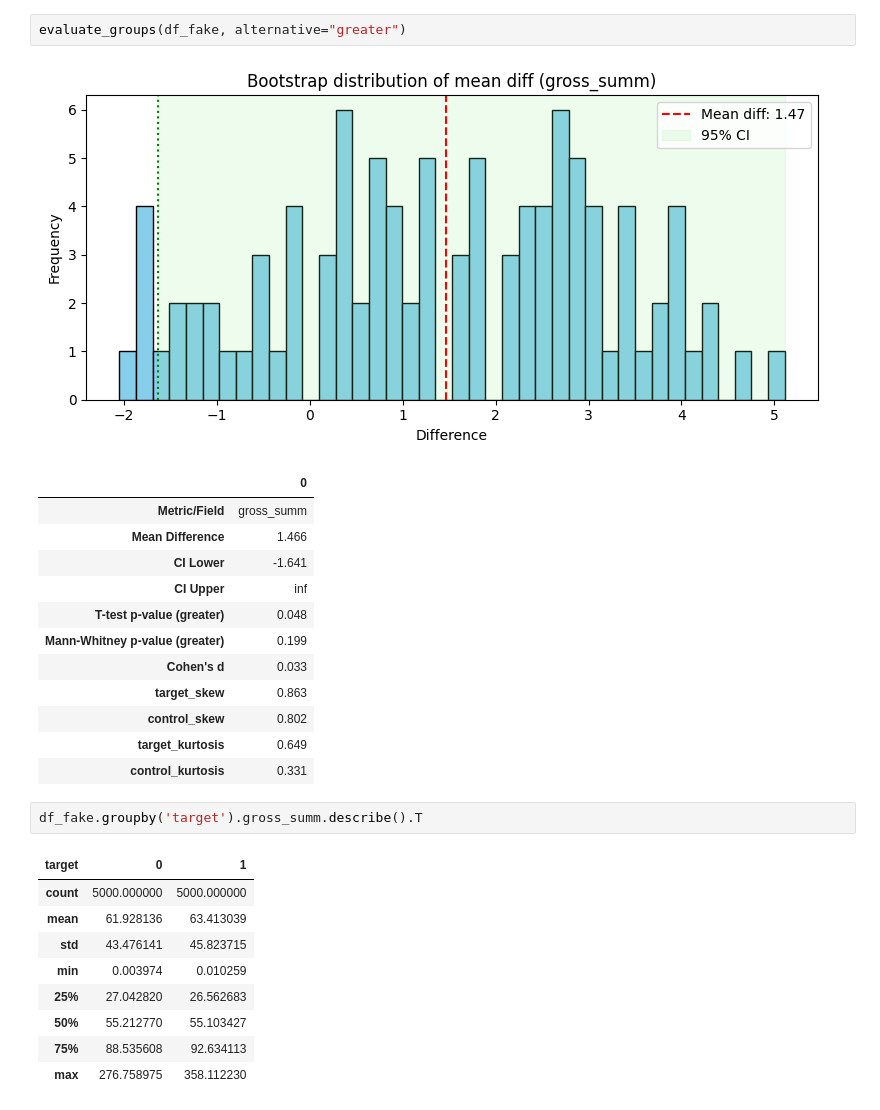
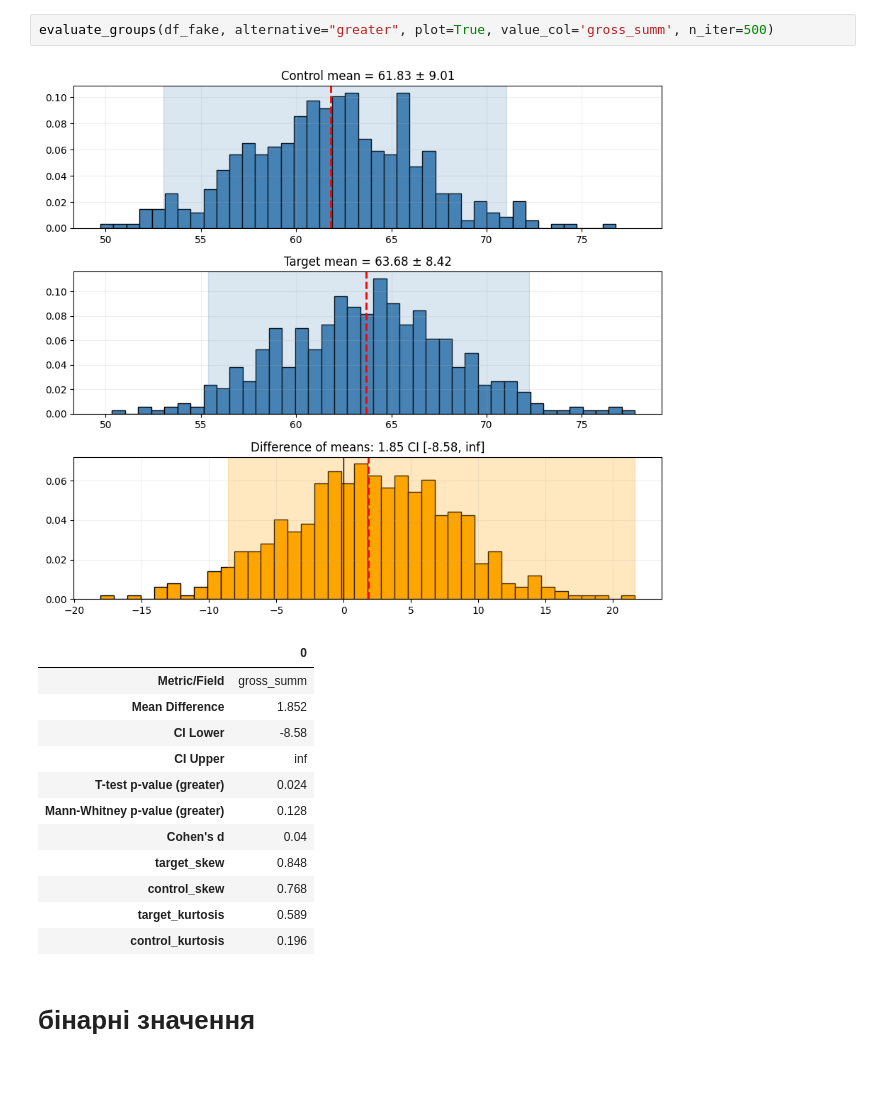
Before and after one commit to Familenko/DS-Lifehacks, a Jupyter notebook: bootstrap.ipynb, the cells around one changed output. Drawn from its saved outputs; the diff is of its cells as text; blank space fills up the shorter version.

Commit message:
AB test big update

```diff
--- a/bootstrap.ipynb
+++ b/bootstrap.ipynb
@@ -201,28 +265,18 @@ df_fake.head()
 # %%
-evaluate_groups(df_fake, alternative="greater")
+evaluate_groups(df_fake, alternative="greater", plot=True, value_col='gross_summ', n_iter=500)
 # %% [output]
-[figure, old version]
+[figure, new version]
 |  | 0 |
 | Metric/Field | gross_summ |
-| Mean Difference | 1.466 |
-| CI Lower | -1.641 |
+| Mean Difference | 1.852 |
+| CI Lower | -8.58 |
 | CI Upper | inf |
-| T-test p-value (greater) | 0.048 |
-| Mann-Whitney p-value (greater) | 0.199 |
-| Cohen's d | 0.033 |
-| target_skew | 0.863 |
-| control_skew | 0.802 |
-| target_kurtosis | 0.649 |
-| control_kurtosis | 0.331 |
+| T-test p-value (greater) | 0.024 |
+| Mann-Whitney p-value (greater) | 0.128 |
+| Cohen's d | 0.04 |
+| target_skew | 0.848 |
+| control_skew | 0.768 |
+| target_kurtosis | 0.589 |
+| control_kurtosis | 0.196 |
-# %%
-df_fake.groupby('target').gross_summ.describe().T
-# %% [output]
-| target | 0 | 1 |
-| count | 5000.000000 | 5000.000000 |
-| mean | 61.928136 | 63.413039 |
-| std | 43.476141 | 45.823715 |
-| min | 0.003974 | 0.010259 |
-| 25% | 27.042820 | 26.562683 |
-| 50% | 55.212770 | 55.103427 |
-| 75% | 88.535608 | 92.634113 |
-| max | 276.758975 | 358.112230 |
+# %% [markdown]
+# бінарні значення
```
Also changed, not shown: parts of 7 cells of this notebook.
